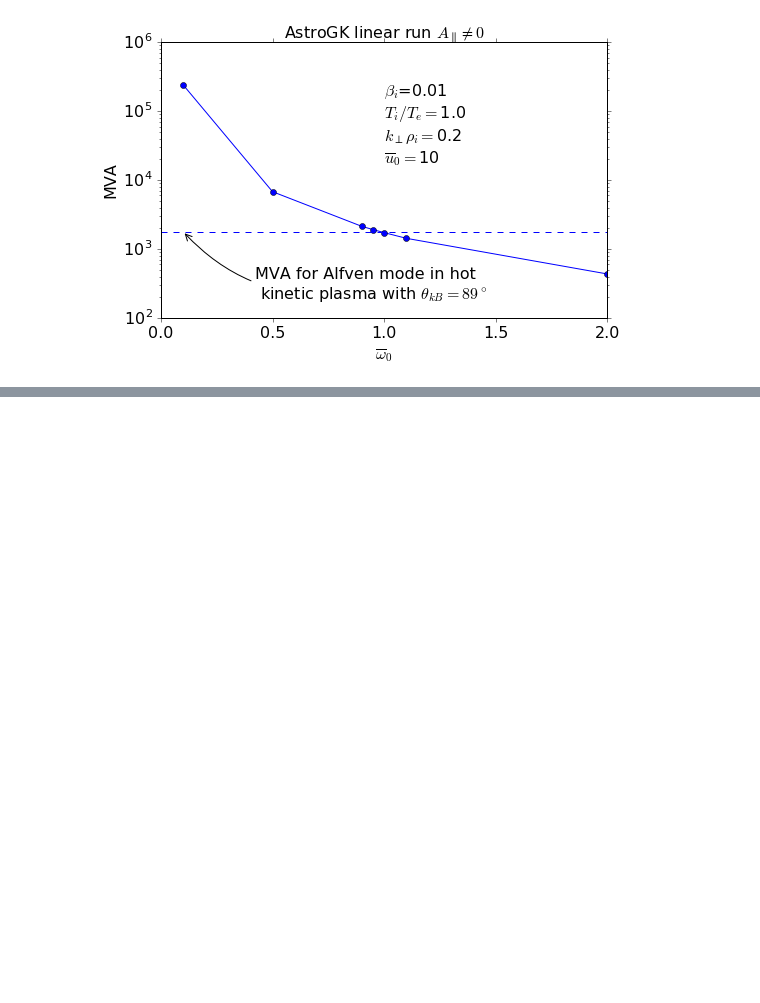
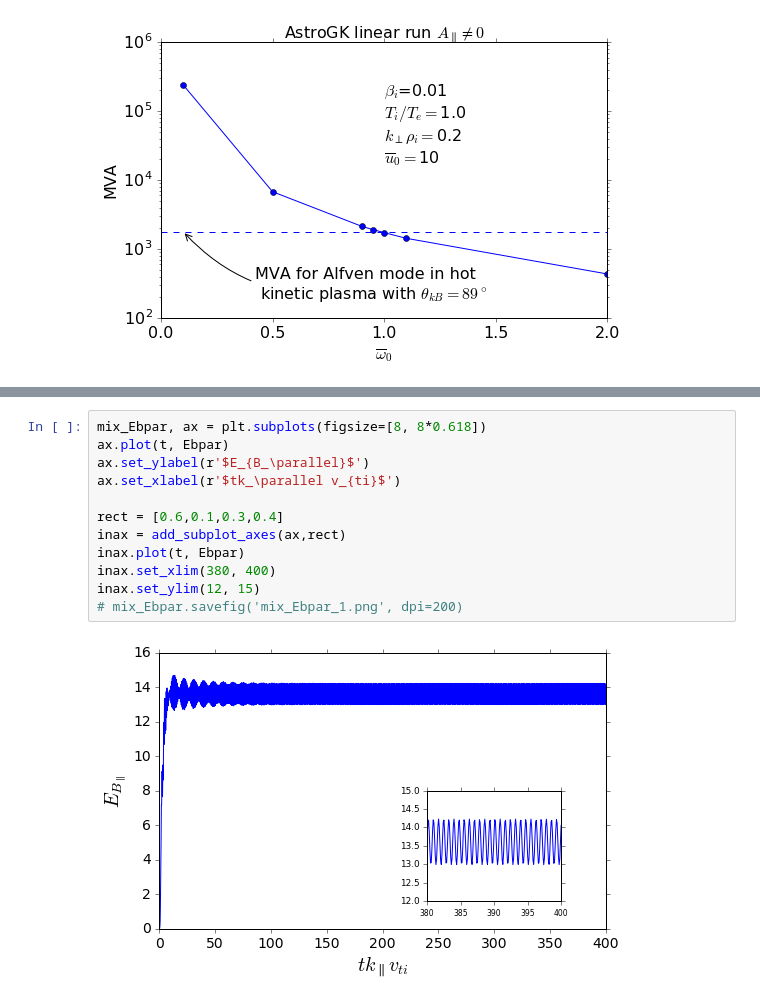
Before and after one commit to YuguangTong/Fourier-Laplace-plasma-response-in-driven-Gyrokinetics, a Jupyter notebook: python/Draft_20161004.ipynb, the cells around one changed output, grey strips where cells are left out. Cells and saved outputs as stored; diff of their text form; blank space fills up the shorter version.

```diff
--- a/python/Slides_16_Oct_3_draft.ipynb
+++ b/python/Draft_20161004.ipynb
@@ -213,0 +280,14 @@ np.sqrt(13.6/1.976e-2)
+# %%
+mix_Ebpar, ax = plt.subplots(figsize=[8, 8*0.618])
+ax.plot(t, Ebpar)
+ax.set_ylabel(r'$E_{B_\parallel}$')
+ax.set_xlabel(r'$tk_\parallel v_{ti}$')
+
+rect = [0.6,0.1,0.3,0.4]
+inax = add_subplot_axes(ax,rect)
+inax.plot(t, Ebpar)
+inax.set_xlim(380, 400)
+inax.set_ylim(12, 15)
+# mix_Ebpar.savefig('mix_Ebpar_1.png', dpi=200)
+# %% [output]
+[figure, added]
```
Also changed, not shown: parts of 9 cells of this notebook, 4 other files.
